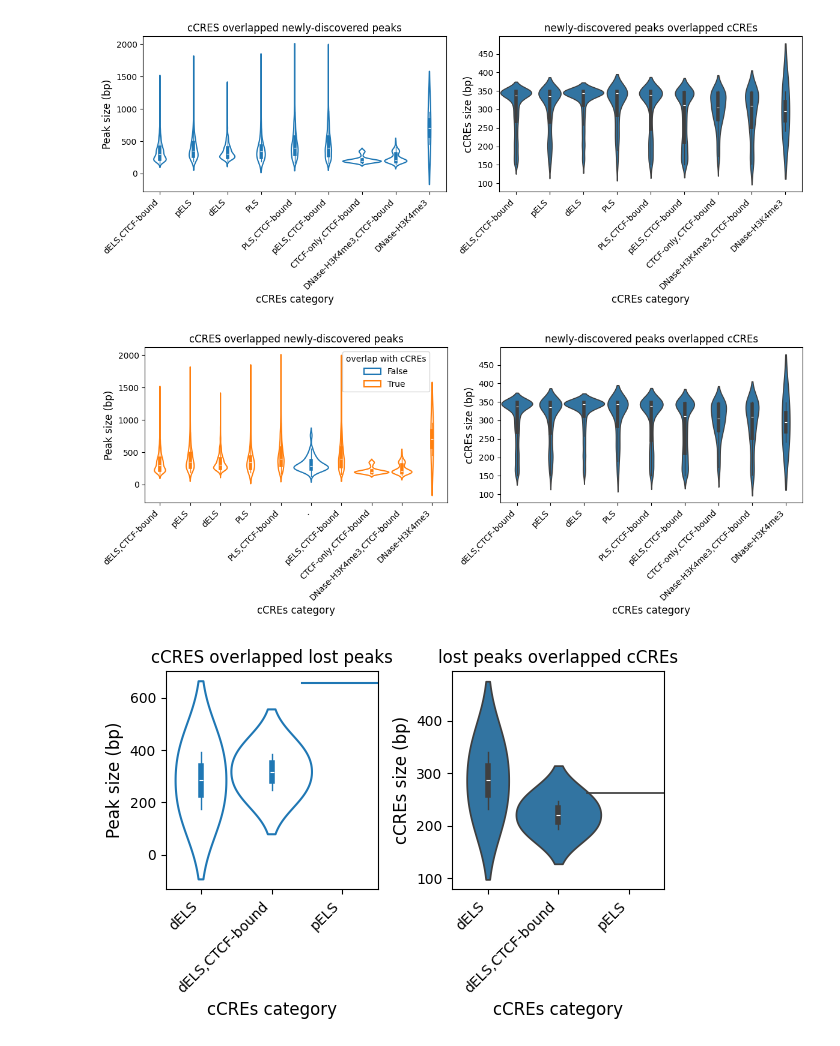
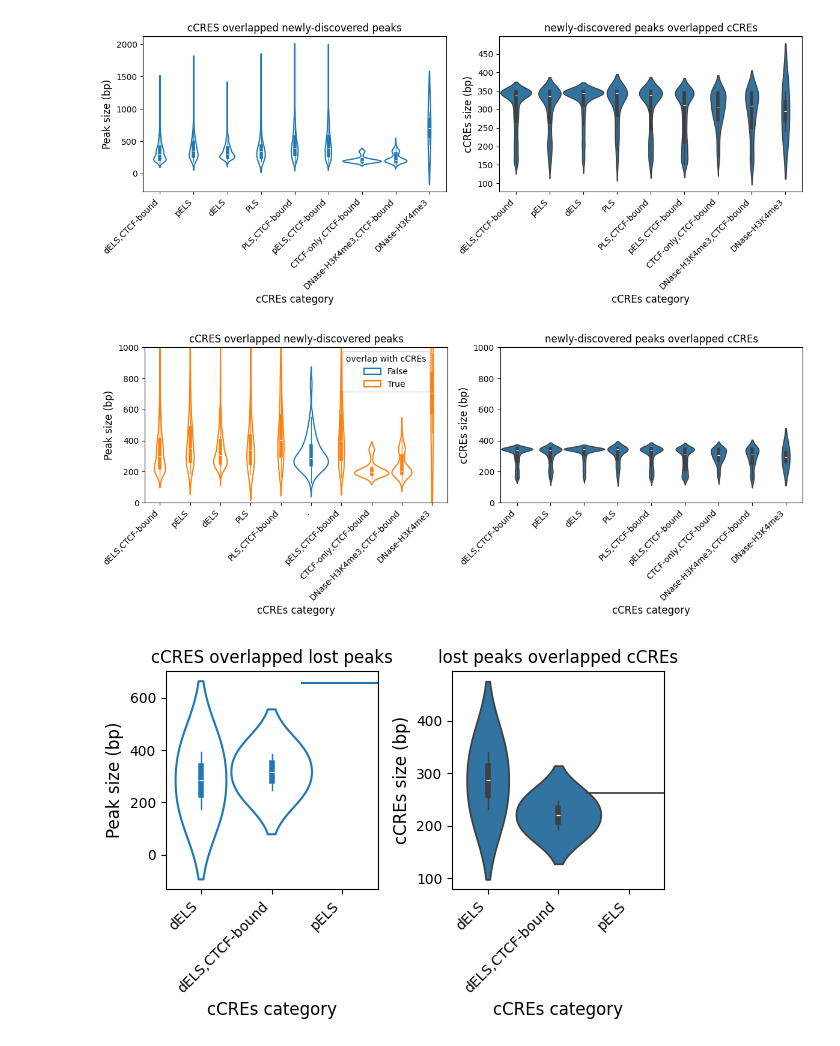
Before and after one commit to streetslab/SADE, a Jupyter notebook: EDA/benchmark_pbmc_compare_modality.ipynb, the cells around one changed output. Cells and saved outputs as stored; diff of their text form; code cells hidden in the pictures.

```diff
--- a/EDA/benchmark_pbmc_compare_modality.ipynb
+++ b/EDA/benchmark_pbmc_compare_modality.ipynb
@@ -1223,34 +480,37 @@ plt.tight_layout()
 
 fig, ax = plt.subplots( 1, 2, figsize=( 12, 5))
 
 
 sns.violinplot(data=cCRE_newly_discovered_peaks,
             y='peak_size', x='encode_label', hue='overlap_cCREs', width=1.2,  inner_kws=dict(box_width=4, whis_width=1),
             fill=False, gap=.05, ax=ax[0])
 
 ax[0].x_ticklabels = ax[0].get_xticklabels()
 ax[0].set_xticklabels(ax[0].x_ticklabels, rotation=45, ha='right', fontsize=10)
 ax[0].set_title('cCRES overlapped newly-discovered peaks', fontsize=12)
 ax[0].set_xlabel('cCREs category', fontsize=12)
 ax[0].set_ylabel('Peak size (bp)', fontsize=12)
 ax[0].legend(title='overlap with cCREs', loc='upper right', fontsize=10)
 sns.move_legend(ax[0], "upper left", bbox_to_anchor=(0.64, 1))
 
 sns.violinplot(data=cCRE_newly_discovered_peaks.loc[cCRE_newly_discovered_peaks['overlap_bp'] > 0],
             y='cCREs_size', x='encode_label', width=1.2,  inner_kws=dict(box_width=4, whis_width=1),
             ax=ax[1])
 
 
 ax[1].x_ticklabels = ax[1].get_xticklabels()
 ax[1].set_xticklabels(ax[1].x_ticklabels, rotation=45, ha='right', fontsize=10)
 ax[1].set_title('newly-discovered peaks overlapped cCREs', fontsize=12)
 ax[1].set_xlabel('cCREs category', fontsize=12)
 ax[1].set_ylabel('cCREs size (bp)', fontsize=12)
 
 
+ax[0].set_ylim(0, 1000)
+ax[1].set_ylim(0, 1000)
+
 plt.tight_layout()
 # %% [output]
-[figure, old version]
+[figure, new version]
 # %%
 cCRE_lost_peaks['peak_size'] = cCRE_lost_peaks['chromEnd'] - cCRE_lost_peaks['chromStart']
 cCRE_lost_peaks['cCREs_size'] = cCRE_lost_peaks['cCREs_end'] - cCRE_lost_peaks['cCREs_start']
```
Also changed, not shown: parts of 59 cells of this notebook, 1 other file.
